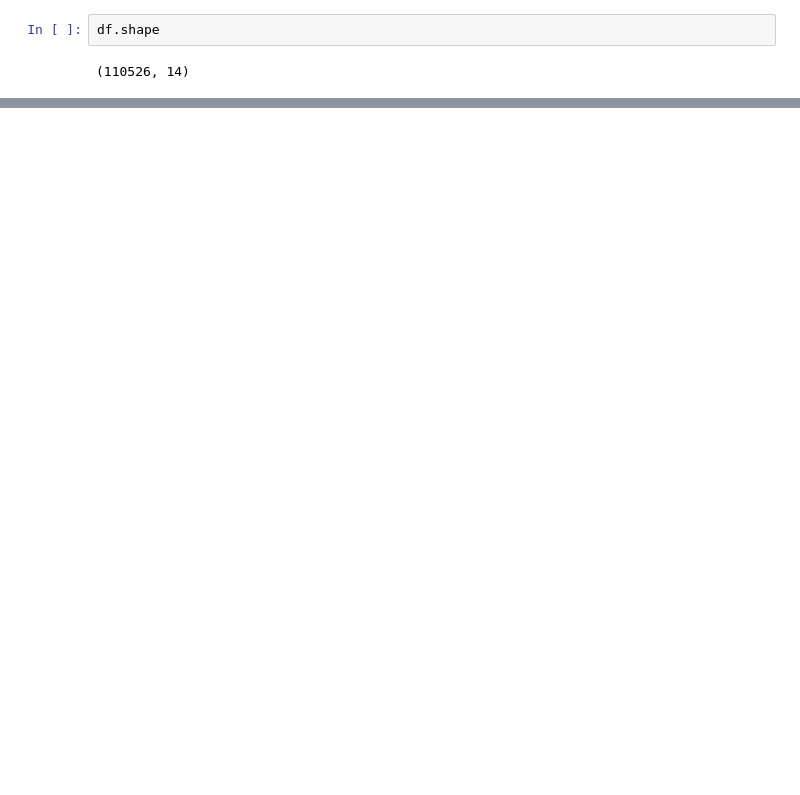
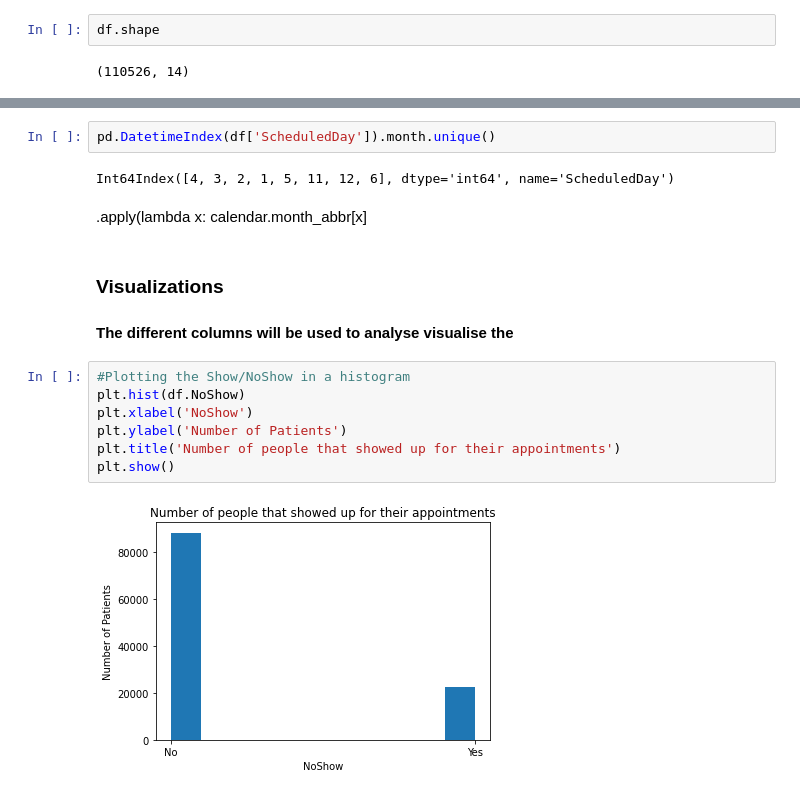
Before and after one commit to tubekx/no-show-appointments, a Jupyter notebook: Project 2 - NoShow_Appointments.ipynb, the cells around one changed output, grey strips where cells are left out. Cells and saved outputs as stored; diff of their text form; blank space fills up the shorter version.

```diff
--- a/Project 2 - NoShow_Appointments.ipynb
+++ b/Project 2 - NoShow_Appointments.ipynb
@@ -205,0 +305,18 @@ df.shape
+# %%
+pd.DatetimeIndex(df['ScheduledDay']).month.unique()
+# %% [output]
+Int64Index([4, 3, 2, 1, 5, 11, 12, 6], dtype='int64', name='ScheduledDay')
+# %% [markdown]
+.apply(lambda x: calendar.month_abbr[x]
+# %% [markdown]
+### Visualizations
+#### The different columns will be used to analyse visualise the
+# %%
+#Plotting the Show/NoShow in a histogram
+plt.hist(df.NoShow)
+plt.xlabel('NoShow')
+plt.ylabel('Number of Patients')
+plt.title('Number of people that showed up for their appointments')
+plt.show()
+# %% [output]
+[figure, added]
```
Also changed, not shown: parts of 16 cells of this notebook.
